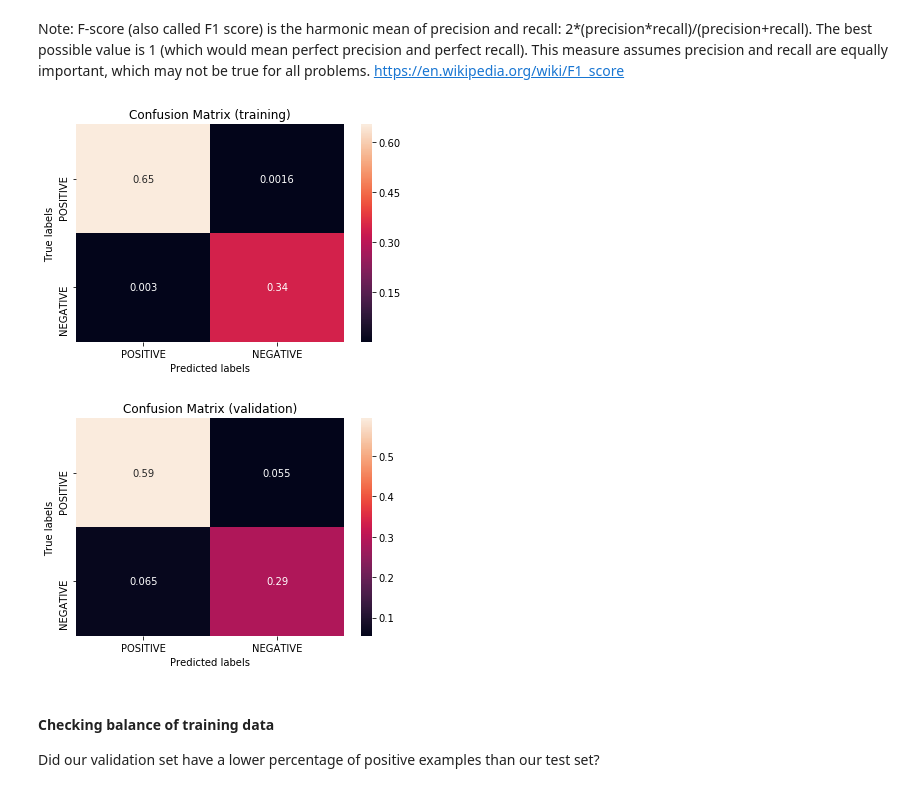
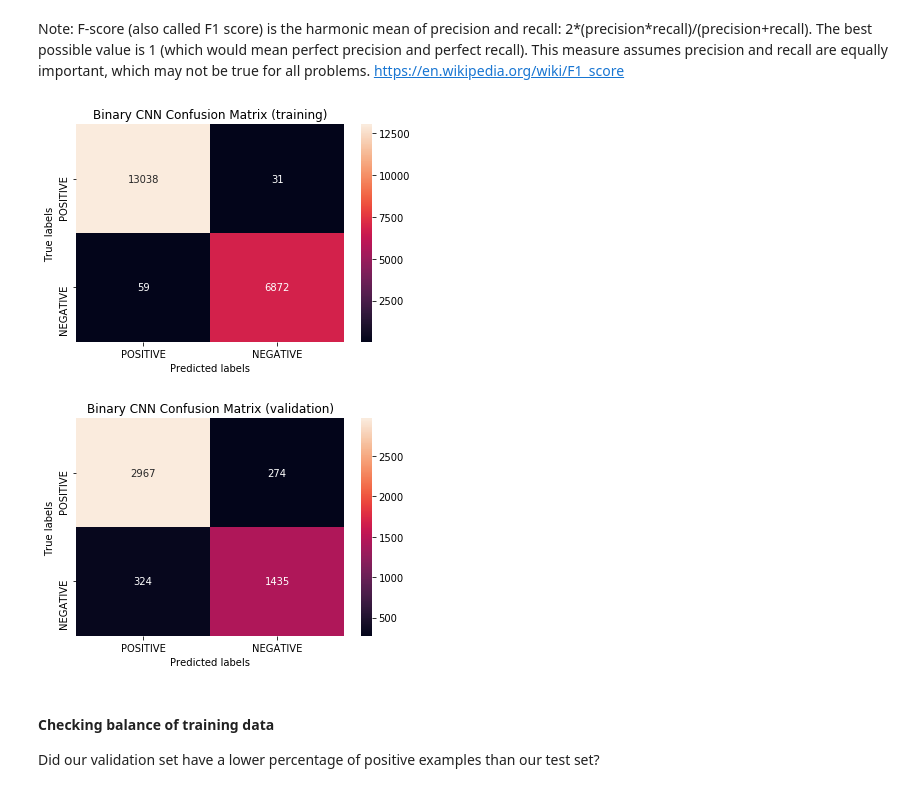
Before and after one commit to cmd16/cs344-artificial-intelligence, a Jupyter notebook: final_project/yelp_reviews.ipynb, the cells around one changed output. Saved outputs shown, nothing was run; the diff lists cells and outputs as text; code cells hidden in the pictures.

```diff
--- a/final_project/yelp_reviews.ipynb
+++ b/final_project/yelp_reviews.ipynb
@@ -351,5 +351,6 @@ metrics_bcnn.plot(x='iteration', y='loss')
 # %%
 for metric in ["precision", "recall", "accuracy", "F"]:
     ax = metrics_bcnn.plot(x="iteration", y=f"{metric}_train")
-    metrics_bcnn.plot(x="iteration", y=f"{metric}_validation", ax=ax)
+    ax = metrics_bcnn.plot(x="iteration", y=f"{metric}_validation", ax=ax)
+    ax.set_title(f'Binary CNN {metric}')
 # %% [output]
@@ -362,14 +363,16 @@ Looks quite good. Might be wise to implement early stopping since validation doe
 # %% [markdown]
 Note: F-score (also called F1 score) is the harmonic mean of precision and recall: 2\*(precision*recall)/(precision+recall). The best possible value is 1 (which would mean perfect precision and perfect recall). This measure assumes precision and recall are equally important, which may not be true for all problems. https://en.wikipedia.org/wiki/F1_score
 # %%
-def plot_cm(cm, percent=True, labels=('POSITIVE', 'NEGATIVE'), title="Confusion Matrix"):
+def plot_cm(cm, percent=False, labels=('POSITIVE', 'NEGATIVE'), title="Confusion Matrix"):
     # from https://stackoverflow.com/questions/19233771/sklearn-plot-confusion-matrix-with-labels/48018785
     if percent:
         matrix = cm / cm.sum()
     else:
         matrix = cm
     ax = plt.subplot()
-    sns.heatmap(matrix, annot=True, ax = ax); #annot=True to annotate cells
+    # annot=True to annotate cells, fmt='g' so that we don't get scientific notation
+    # fmt='g' from https://stackoverflow.com/questions/29647749/seaborn-showing-scientific-notation-in-heatmap-for-3-digit-numbers
+    sns.heatmap(matrix, annot=True, fmt='g', ax = ax);
 
     # labels, title and ticks
     ax.set_xlabel('Predicted labels')
@@ -377,15 +380,16 @@ def plot_cm(cm, percent=True, labels=('POSITIVE', 'NEGATIVE'), title="Confusion
     ax.set_title(title)
     ax.xaxis.set_ticklabels(labels)
     ax.yaxis.set_ticklabels(labels)
+    return ax
 # %%
 # iloc[-1] gets the last row (i.e., the most recent iteration)
-plot_cm(metrics_bcnn['cm_train'].iloc[-1], title="Confusion Matrix (training)")
+plot_cm(metrics_bcnn['cm_train'].iloc[-1], title="Binary CNN Confusion Matrix (training)")
 # %% [output]
-[figure, old version]
+[figure, new version]
 # %%
-plot_cm(metrics_bcnn['cm_validation'].iloc[-1], title="Confusion Matrix (validation)")
+plot_cm(metrics_bcnn['cm_validation'].iloc[-1], title="Binary CNN Confusion Matrix (validation)")
 # %% [output]
-[figure, old version]
+[figure, new version]
 # %% [markdown]
 #### Checking balance of training data
 Did our validation set have a lower percentage of positive examples than our test set?
```
Also changed, not shown: parts of 13 cells of this notebook.
